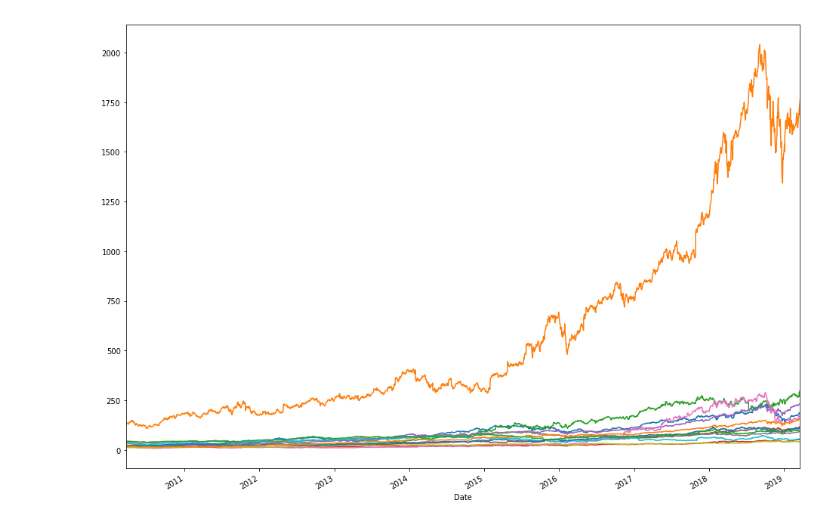
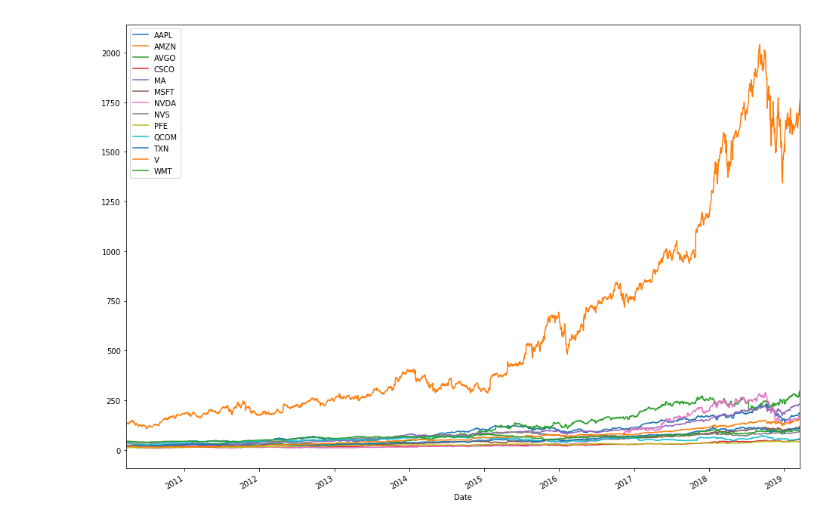
Before and after one commit to farukbulbul/stock_price_indicator, a Jupyter notebook: Stock_Price_Indicator.ipynb, the cells around one changed output. Saved outputs shown, nothing was run; the diff lists cells and outputs as text; code cells hidden in the pictures.

```diff
--- a/Stock_Price_Indicator.ipynb
+++ b/Stock_Price_Indicator.ipynb
@@ -7,6 +10,11 @@ This project aims to predict adjusted close price of some stocks chosen previous
 # %%
+#A- get historical values
+
+import pandas as pd
 import pandas_datareader as pdr
 import datetime
+
+adjclose = 'Adj Close'
 
 stock_list = ['AAPL', 'AMZN', 'AVGO', 'CSCO', 'MA', 'MSFT', 'NVDA', 'NVS', 'PFE', 'QCOM', 'TXN', 'V', 'WMT']
 
@@ -16,4 +24,7 @@ end=datetime.datetime(2019,3,19)
 
 #for stock in stock_list:
     #history = pdr.get_data_yahoo(stock, start, end)
-    #history.to_csv('./data/'+stock+'.csv')
+    #history.to_csv('./data1/'+stock+'.csv')
+
+AMZN = pd.read_csv('data/AMZN.csv', header=0, parse_dates=['Date'])
+AMZN.head()
@@ -20,12 +38,17 @@ end=datetime.datetime(2019,3,19)
 # %%
-import pandas as pd
-import pandas_datareader as reader
+# B- plot Adjusted Close column
+
 import datetime
+import matplotlib as plt
 
+stock_data_list = []
 
 for stock in stock_list:
     stock_data = pd.read_csv('data/'+stock+'.csv', header=0, parse_dates=['Date'])
     stock_data.set_index('Date',inplace=True)
-    stock_data['Adj Close'].plot(figsize=(16, 12))
+    plott = stock_data[adjclose].plot(figsize=(16, 12), label=stock)
+    plott.legend()
+    stock_data['stock_name'] = stock
+    stock_data_list.append(stock_data)
 # %% [output]
-[figure, old version]
+[figure, new version]
```
Also changed, not shown: parts of 13 cells of this notebook.
